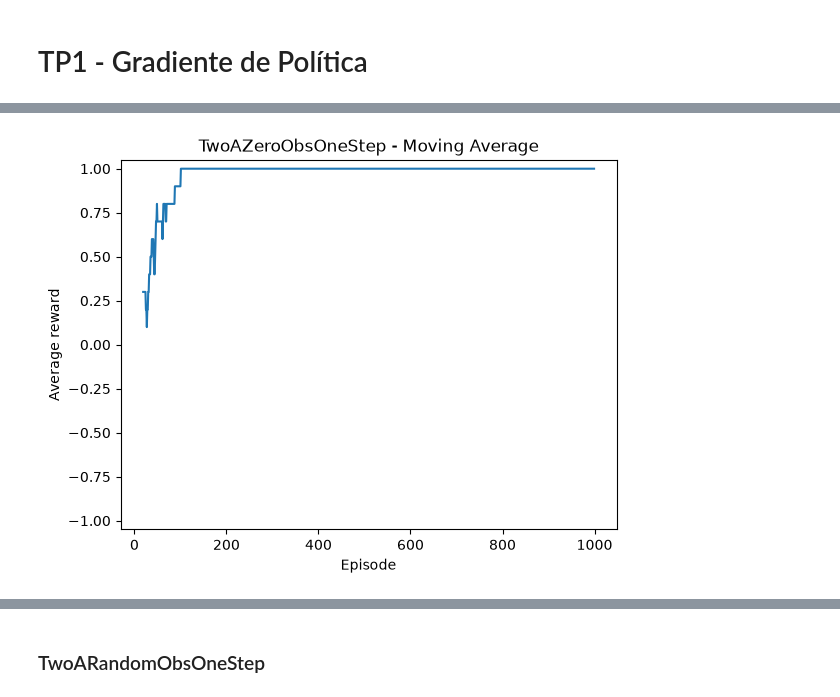
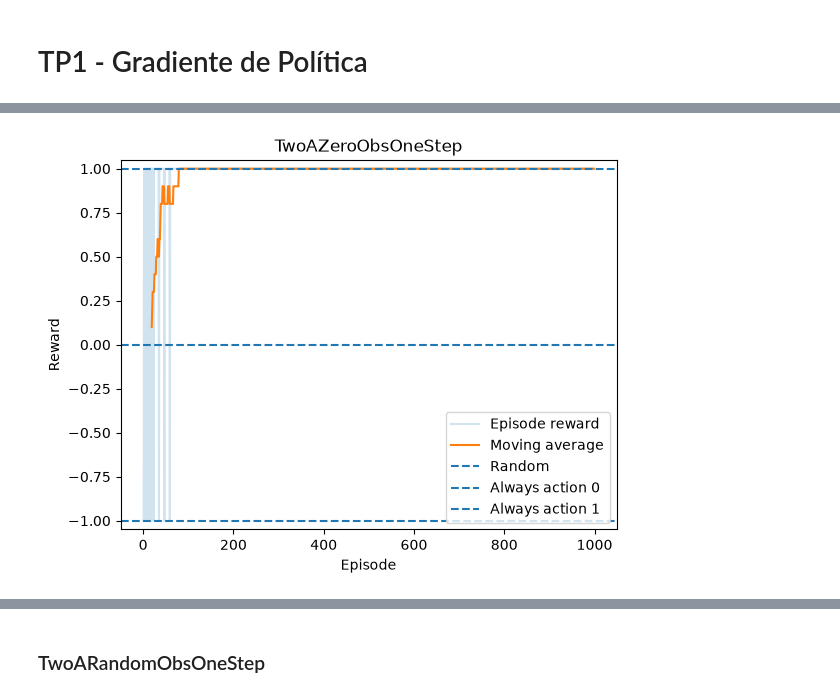
Before and after one commit to joaco1212004/TP1_GdeP_DiCola, a Jupyter notebook: tp1.ipynb, the cells around one changed output, grey strips where cells are left out. Saved outputs shown, nothing was run; the diff lists cells and outputs as text; code cells hidden in the pictures.

```diff
--- a/tp1.ipynb
+++ b/tp1.ipynb
@@ -33,26 +27,38 @@ plt.show()
 # %%
 rewards = np.array(history["rewards"])
 
 window = 20
 
 moving_avg = np.convolve(
     rewards,
     np.ones(window) / window,
     mode="valid"
 )
 
 plt.plot(
-    np.arange(window - 1, len(rewards)),
-    moving_avg
+    rewards,
+    alpha=0.2,
+    label="Episode reward"
 )
 
+plt.plot(
+    np.arange(window - 1, len(rewards)),
+    moving_avg,
+    label="Moving average"
+)
+
+plt.axhline(0, linestyle="--", label="Random")
+plt.axhline(1, linestyle="--", label="Always action 0")
+plt.axhline(-1, linestyle="--", label="Always action 1")
+
 plt.xlabel("Episode")
-plt.ylabel("Average reward")
-plt.title("TwoAZeroObsOneStep - Moving Average")
+plt.ylabel("Reward")
+plt.title("TwoAZeroObsOneStep")
 plt.ylim(-1.05, 1.05)
+plt.legend()
 plt.show()
 # %% [output]
-[figure, old version]
+[figure, new version]
 # %%
 state = observation_to_tensor(
     0,
```
Also changed, not shown: parts of 60 cells of this notebook, 15 other files.
